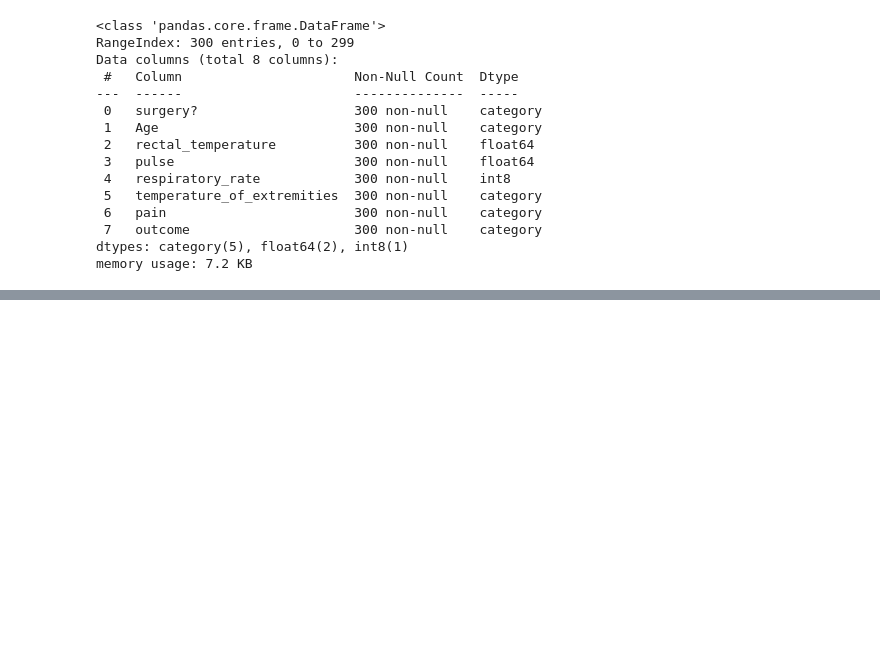
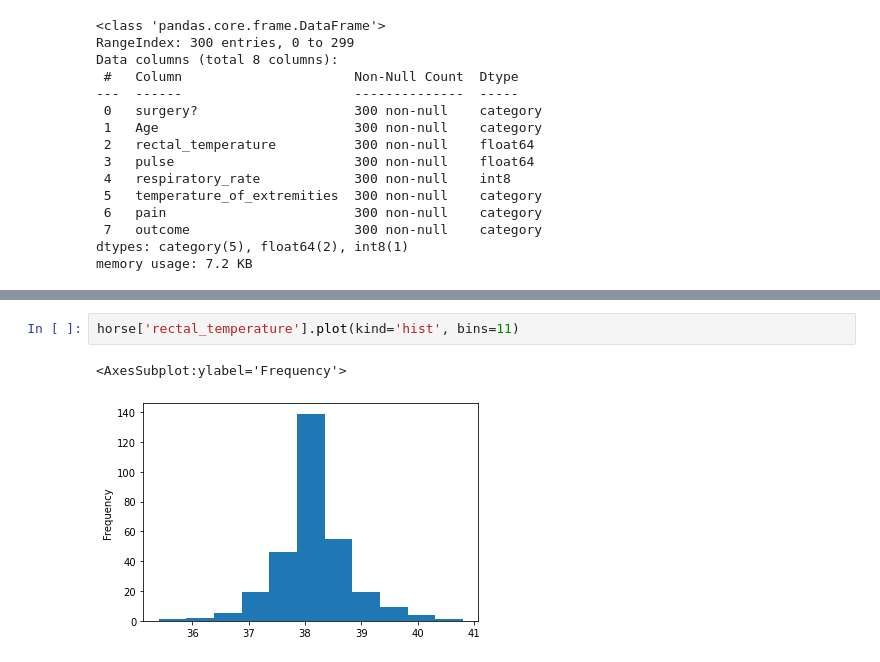
Before and after one commit to SelihovDmitry/pyda-19, a Jupyter notebook: HW1_stat_basics.ipynb, the cells around one changed output, grey strips where cells are left out. Saved outputs shown, nothing was run; the diff lists cells and outputs as text; blank space fills up the shorter version.

```diff
--- a/HW1_stat_basics.ipynb
+++ b/HW1_stat_basics.ipynb
@@ -383,0 +409,5 @@ horse.describe()
+# %%
+horse['rectal_temperature'].plot(kind='hist', bins=11)
+# %% [output]
+<AxesSubplot:ylabel='Frequency'>
+[figure, added]
```
Also changed, not shown: parts of 15 cells of this notebook.
